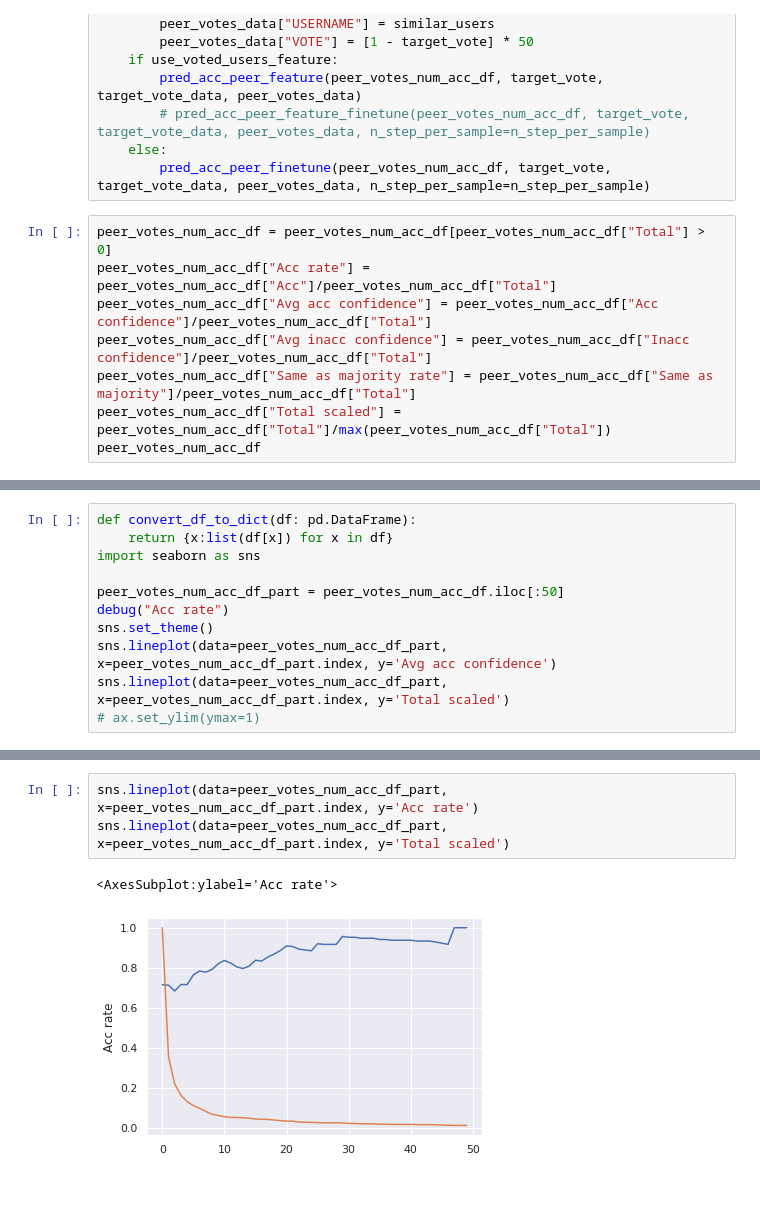
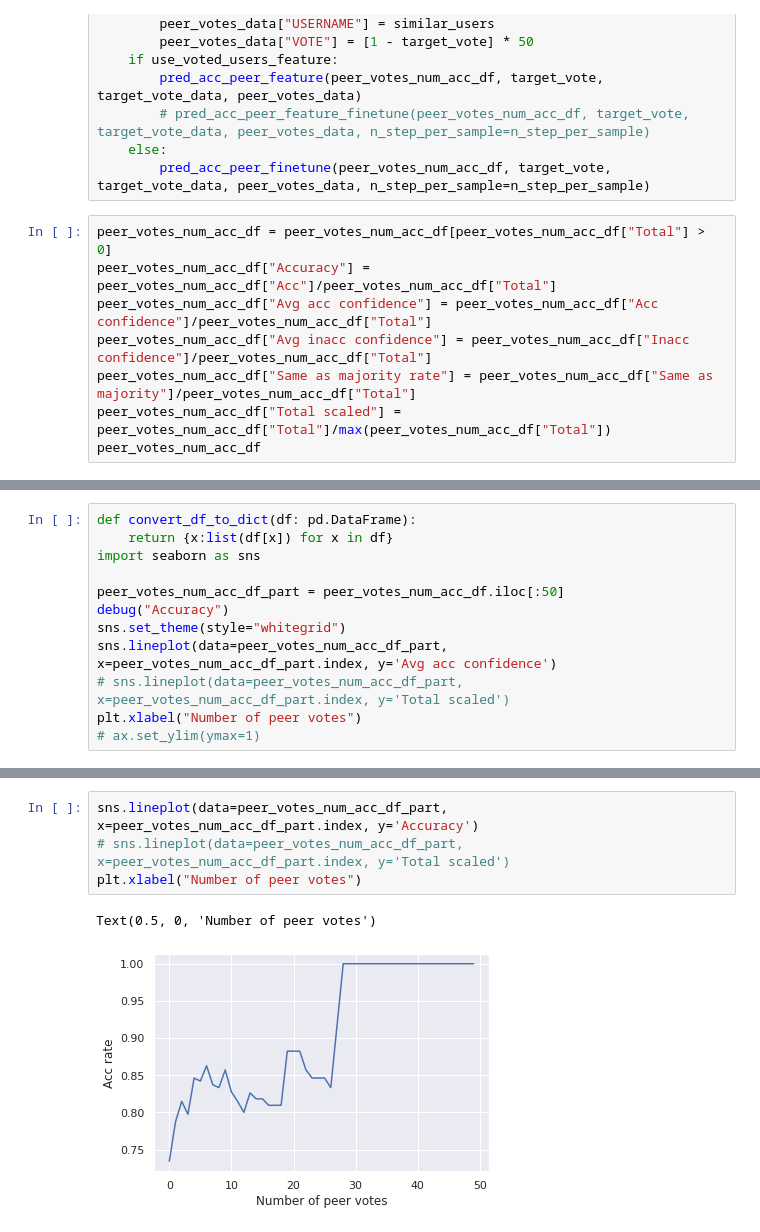
Before and after one commit to StanfordHCI/Curation-Modeling, a Jupyter notebook: sim_new_votes.ipynb, the cells around one changed output, grey strips where cells are left out. Saved outputs shown, nothing was run; the diff lists cells and outputs as text; blank space fills up the shorter version.

```diff
--- a/sim_new_votes.ipynb
+++ b/sim_new_votes.ipynb
@@ -230,7 +231,7 @@ for submission_id in tqdm(test_submissions[:500]):
         pred_acc_peer_finetune(peer_votes_num_acc_df, target_vote, target_vote_data, peer_votes_data, n_step_per_sample=n_step_per_sample)
 # %%
 peer_votes_num_acc_df = peer_votes_num_acc_df[peer_votes_num_acc_df["Total"] > 0]
-peer_votes_num_acc_df["Acc rate"] = peer_votes_num_acc_df["Acc"]/peer_votes_num_acc_df["Total"]
+peer_votes_num_acc_df["Accuracy"] = peer_votes_num_acc_df["Acc"]/peer_votes_num_acc_df["Total"]
 peer_votes_num_acc_df["Avg acc confidence"] = peer_votes_num_acc_df["Acc confidence"]/peer_votes_num_acc_df["Total"]
 peer_votes_num_acc_df["Avg inacc confidence"] = peer_votes_num_acc_df["Inacc confidence"]/peer_votes_num_acc_df["Total"]
 peer_votes_num_acc_df["Same as majority rate"] = peer_votes_num_acc_df["Same as majority"]/peer_votes_num_acc_df["Total"]
@@ -256,9 +257,10 @@ def convert_df_to_dict(df: pd.DataFrame):
 import seaborn as sns
 
 peer_votes_num_acc_df_part = peer_votes_num_acc_df.iloc[:50]
-debug("Acc rate")
-sns.set_theme()
+debug("Accuracy")
+sns.set_theme(style="whitegrid")
 sns.lineplot(data=peer_votes_num_acc_df_part, x=peer_votes_num_acc_df_part.index, y='Avg acc confidence')
-sns.lineplot(data=peer_votes_num_acc_df_part, x=peer_votes_num_acc_df_part.index, y='Total scaled')
+# sns.lineplot(data=peer_votes_num_acc_df_part, x=peer_votes_num_acc_df_part.index, y='Total scaled')
+plt.xlabel("Number of peer votes")
 # ax.set_ylim(ymax=1)
 # %% [output]
@@ -277,9 +279,10 @@ sns.lineplot(data=peer_votes_num_acc_df_part, x=peer_votes_num_acc_df_part.index
 # %%
-sns.lineplot(data=peer_votes_num_acc_df_part, x=peer_votes_num_acc_df_part.index, y='Acc rate')
-sns.lineplot(data=peer_votes_num_acc_df_part, x=peer_votes_num_acc_df_part.index, y='Total scaled')
+sns.lineplot(data=peer_votes_num_acc_df_part, x=peer_votes_num_acc_df_part.index, y='Accuracy')
+# sns.lineplot(data=peer_votes_num_acc_df_part, x=peer_votes_num_acc_df_part.index, y='Total scaled')
+plt.xlabel("Number of peer votes")
 # %% [output]
-<AxesSubplot:ylabel='Acc rate'>
+Text(0.5, 0, 'Number of peer votes')
-[figure, old version]
+[figure, new version]
 # %%
 debug("Same as majority rate")
 sns.lineplot(data=peer_votes_num_acc_df_part, x=peer_votes_num_acc_df_part.index, y='Same as majority rate')
```
Also changed, not shown: parts of 10 cells of this notebook, 9 other files.
